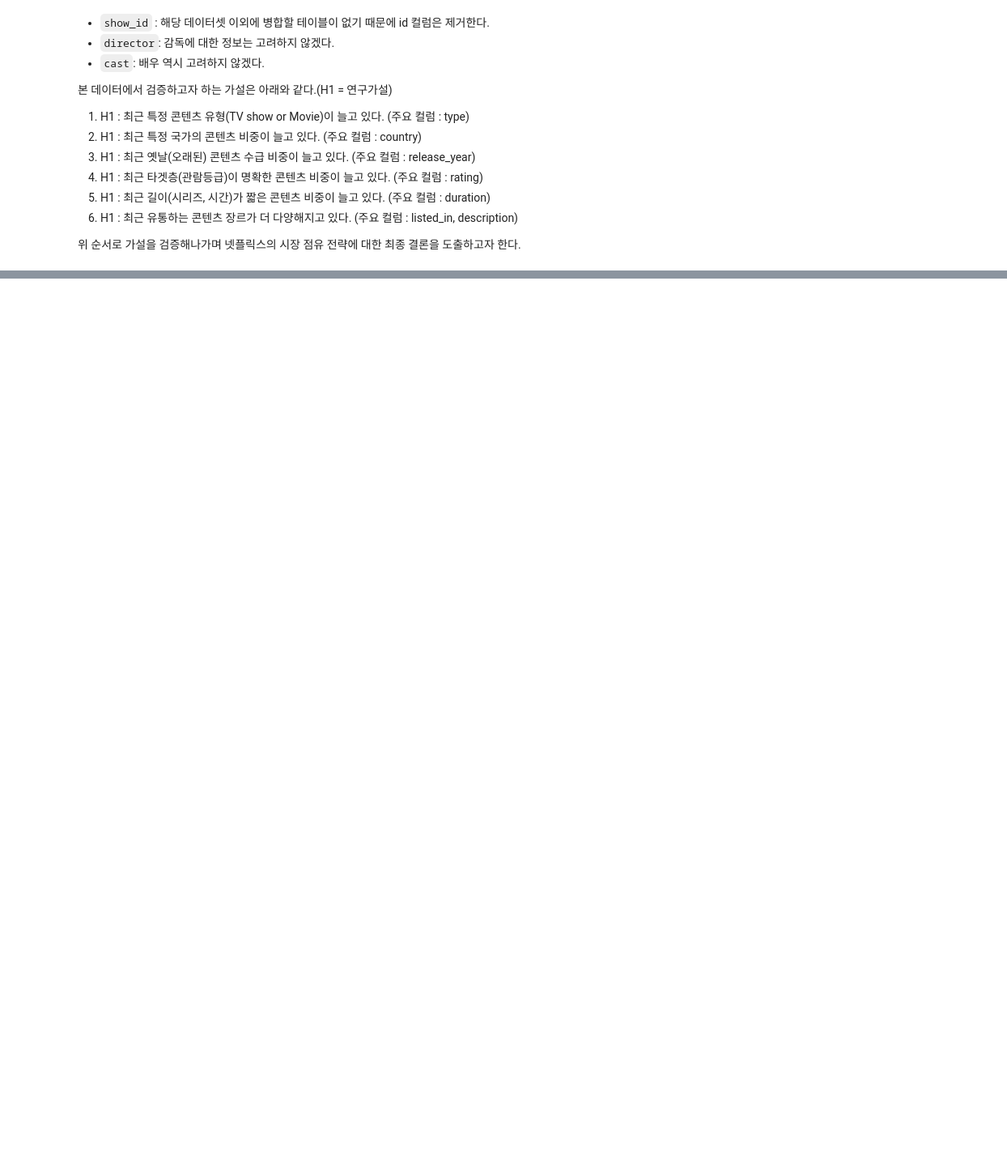
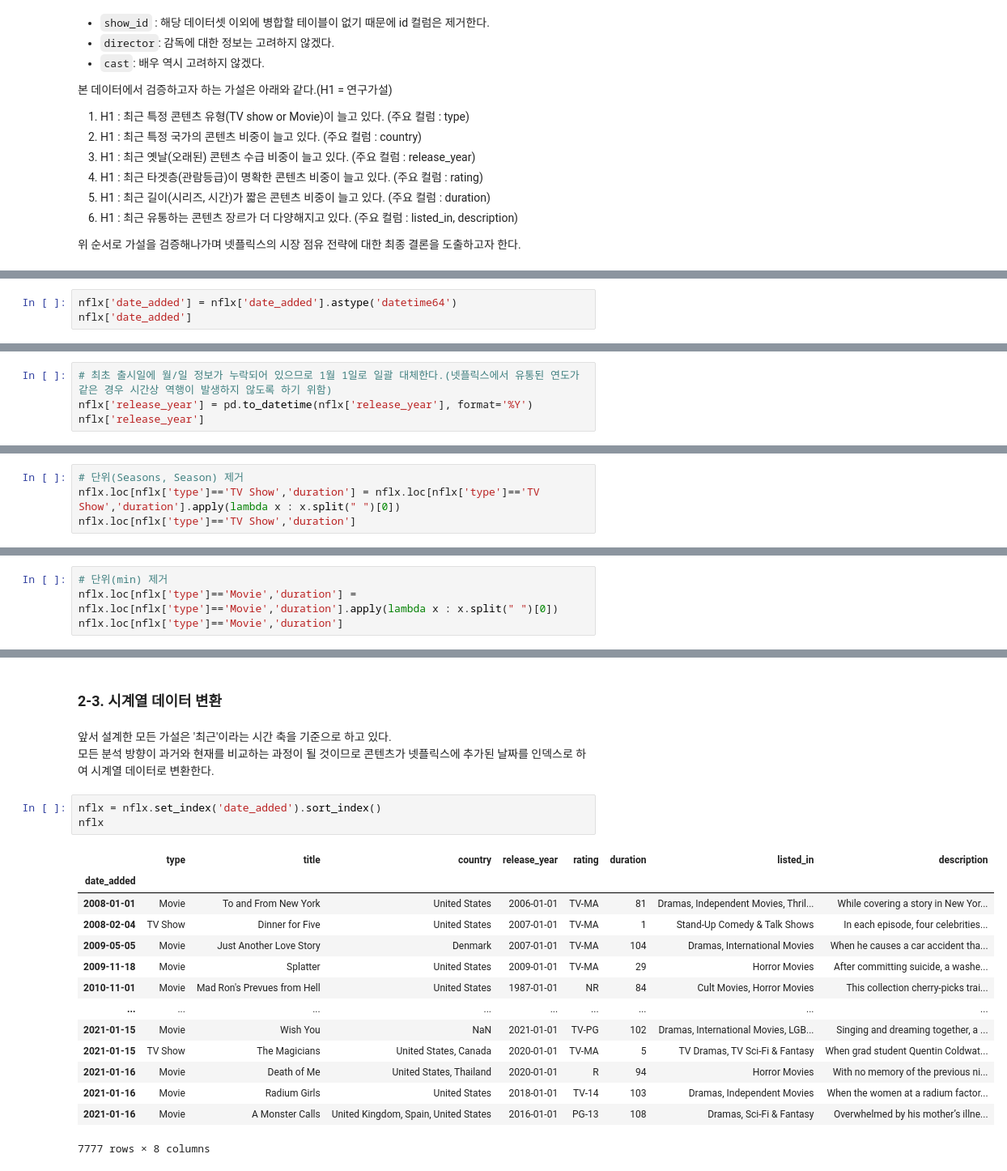
Before and after one commit to sw-song/kaggle-study, a Jupyter notebook: 27_netflix_trend_analysis/analysis_strategy_in_netflix.ipynb, the cells around one changed output, grey strips where cells are left out. Shown at 81% size. Saved outputs shown, nothing was run; the diff lists cells and outputs as text; blank space fills up the shorter version.

```diff
--- a/27_netflix_trend_analysis/analysis_strategy_in_netflix.ipynb
+++ b/27_netflix_trend_analysis/analysis_strategy_in_netflix.ipynb
@@ -68,0 +142,3 @@ sns.heatmap(netflix_r.isnull());
+# %%
+nflx['date_added'] = nflx['date_added'].astype('datetime64')
+nflx['date_added']
@@ -68,0 +158,4 @@ sns.heatmap(netflix_r.isnull());
+# %%
+# 최초 출시일에 월/일 정보가 누락되어 있으므로 1월 1일로 일괄 대체한다.(넷플릭스에서 유통된 연도가 같은 경우 시간상 역행이 발생하지 않도록 하기 위함)
+nflx['release_year'] = pd.to_datetime(nflx['release_year'], format='%Y')
+nflx['release_year']
@@ -68,0 +199,4 @@ sns.heatmap(netflix_r.isnull());
+# %%
+# 단위(Seasons, Season) 제거
+nflx.loc[nflx['type']=='TV Show','duration'] = nflx.loc[nflx['type']=='TV Show','duration'].apply(lambda x : x.split(" ")[0])
+nflx.loc[nflx['type']=='TV Show','duration']
@@ -68,0 +239,4 @@ sns.heatmap(netflix_r.isnull());
+# %%
+# 단위(min) 제거
+nflx.loc[nflx['type']=='Movie','duration'] = nflx.loc[nflx['type']=='Movie','duration'].apply(lambda x : x.split(" ")[0])
+nflx.loc[nflx['type']=='Movie','duration']
@@ -68,0 +264,23 @@ sns.heatmap(netflix_r.isnull());
+# %% [markdown]
+### 2-3. 시계열 데이터 변환
+# %% [markdown]
+앞서 설계한 모든 가설은 '최근'이라는 시간 축을 기준으로 하고 있다.<br>
+모든 분석 방향이 과거와 현재를 비교하는 과정이 될 것이므로 콘텐츠가 넷플릭스에 추가된 날짜를 인덱스로 하여 시계열 데이터로 변환한다.
+# %%
+nflx = nflx.set_index('date_added').sort_index()
+nflx
+# %% [output]
+|  | type | title | country | release_year | rating | duration | listed_in | description |
+| date_added |  |  |  |  |  |  |  |  |
+| 2008-01-01 | Movie | To and From New York | United States | 2006-01-01 | TV-MA | 81 | Dramas, Independent Movies, Thril... | While covering a story in New Yor... |
+| 2008-02-04 | TV Show | Dinner for Five | United States | 2007-01-01 | TV-MA | 1 | Stand-Up Comedy & Talk Shows | In each episode, four celebrities... |
+| 2009-05-05 | Movie | Just Another Love Story | Denmark | 2007-01-01 | TV-MA | 104 | Dramas, International Movies | When he causes a car accident tha... |
+| 2009-11-18 | Movie | Splatter | United States | 2009-01-01 | TV-MA | 29 | Horror Movies | After committing suicide, a washe... |
+| 2010-11-01 | Movie | Mad Ron's Prevues from Hell | United States | 1987-01-01 | NR | 84 | Cult Movies, Horror Movies | This collection cherry-picks trai... |
+| ... | ... | ... | ... | ... | ... | ... | ... | ... |
+| 2021-01-15 | Movie | Wish You | NaN | 2021-01-01 | TV-PG | 102 | Dramas, International Movies, LGB... | Singing and dreaming together, a ... |
+| 2021-01-15 | TV Show | The Magicians | United States, Canada | 2020-01-01 | TV-MA | 5 | TV Dramas, TV Sci-Fi & Fantasy | When grad student Quentin Coldwat... |
+| 2021-01-16 | Movie | Death of Me | United States, Thailand | 2020-01-01 | R | 94 | Horror Movies | With no memory of the previous ni... |
+| 2021-01-16 | Movie | Radium Girls | United States | 2018-01-01 | TV-14 | 103 | Dramas, Independent Movies | When the women at a radium factor... |
+| 2021-01-16 | Movie | A Monster Calls | United Kingdom, Spain, United States | 2016-01-01 | PG-13 | 108 | Dramas, Sci-Fi & Fantasy | Overwhelmed by his mother’s illne... |
+7777 rows × 8 columns
```
Also changed, not shown: parts of 26 cells of this notebook.
